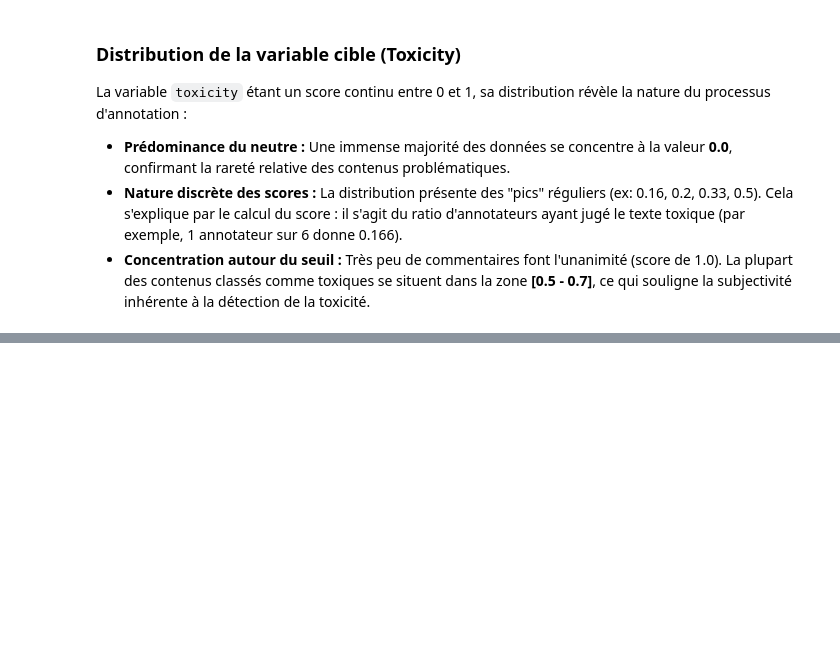
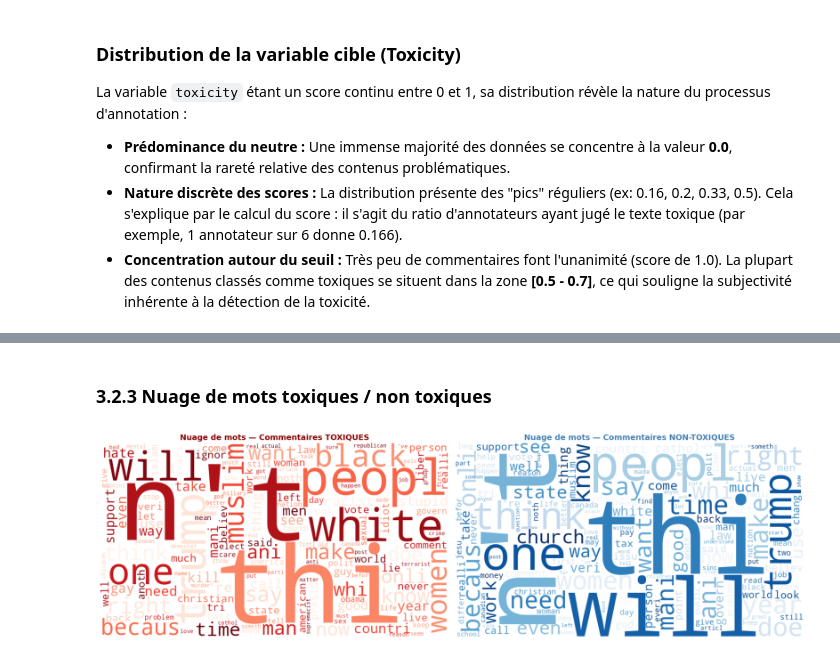
Before and after one commit to daphnemaschas/REXIA, a Jupyter notebook: notebooks/03_analyse_données_textuelles.ipynb, the cells around one changed output, grey strips where cells are left out. Drawn from its saved outputs; the diff is of its cells as text; code cells hidden in the pictures; blank space fills up the shorter version.

```diff
--- a/notebooks/03_analyse_données_textuelles.ipynb
+++ b/notebooks/03_analyse_données_textuelles.ipynb
@@ -205,0 +372,51 @@ La variable `toxicity` étant un score continu entre 0 et 1, sa distribution ré
+# %% [markdown]
+### 3.2.3 Nuage de mots toxiques / non toxiques
+# %%
+try:
+    from wordcloud import WordCloud, STOPWORDS
+except ImportError:
+    import subprocess, sys
+    subprocess.run([sys.executable, '-m', 'pip', 'install', 'wordcloud', '-q'], check=True)
+    from wordcloud import WordCloud, STOPWORDS
+
+from collections import Counter
+
+def build_freq(mask_series, lemmas_series):
+    """Fréquence des lemmes pour un sous-ensemble du DataFrame (hors stopwords)."""
+    # On convertit les stopwords en lower case pour s'assurer de bien les filtrer
+    stopwords_set = set(STOPWORDS)
+    # On peut aussi ajouter d'autres mots spécifiques si besoin : stopwords_set.update(['mot1', 'mot2'])
+
+    all_lemmas = [w for toks in lemmas_series[mask_series] for w in toks if len(w) > 2 and w not in stopwords_set]
+    return Counter(all_lemmas)
+
+mask_toxic     = df['is_toxic'] == 1
+mask_non_toxic = df['is_toxic'] == 0
+
+freq_toxic     = build_freq(mask_toxic,     df['stemmed_text'])
+freq_non_toxic = build_freq(mask_non_toxic, df['stemmed_text'])
+
+wc_toxic = WordCloud(
+    width=900, height=500, background_color='white',
+    colormap='Reds', max_words=150
+).generate_from_frequencies(freq_toxic)
+
+wc_non_toxic = WordCloud(
+    width=900, height=500, background_color='white',
+    colormap='Blues', max_words=150
+).generate_from_frequencies(freq_non_toxic)
+
+fig, axes = plt.subplots(1, 2, figsize=(18, 7))
+
+axes[0].imshow(wc_toxic, interpolation='bilinear')
+axes[0].axis('off')
+axes[0].set_title('Nuage de mots — Commentaires TOXIQUES', fontsize=14, fontweight='bold', color='darkred')
+
+axes[1].imshow(wc_non_toxic, interpolation='bilinear')
+axes[1].axis('off')
+axes[1].set_title('Nuage de mots — Commentaires NON-TOXIQUES', fontsize=14, fontweight='bold', color='steelblue')
+
+plt.tight_layout()
+plt.show()
+# %% [output]
+[figure, added]
```
Also changed, not shown: parts of 21 cells of this notebook.
